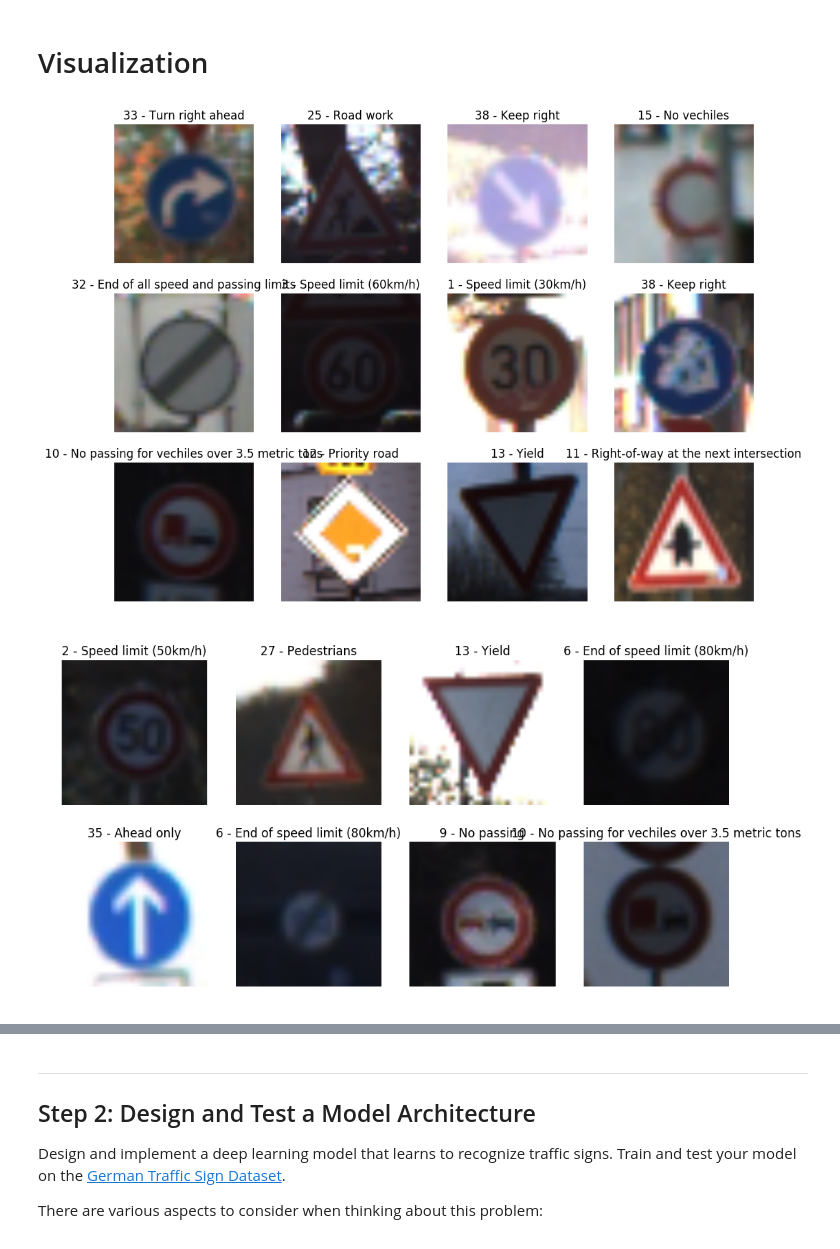
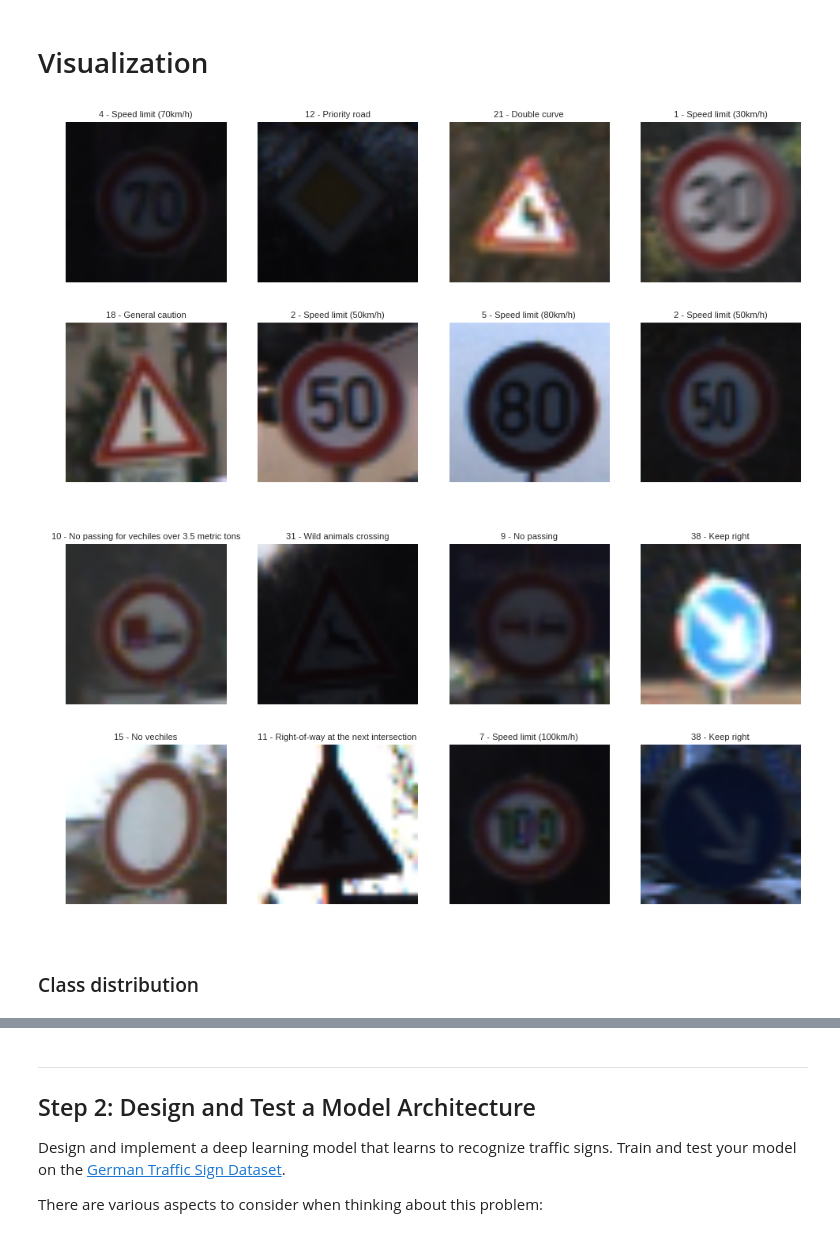
Before and after one commit to pkern90/traffic-signs, a Jupyter notebook: Traffic_Signs_Recognition.ipynb, the cells around one changed output, grey strips where cells are left out. Saved outputs shown, nothing was run; the diff lists cells and outputs as text; code cells hidden in the pictures.

```diff
--- a/Traffic_Signs_Recognition.ipynb
+++ b/Traffic_Signs_Recognition.ipynb
@@ -72,7 +73,7 @@ with open('signnames.csv', 'r') as csvfile:
     for row in namereader:
         signnames.append(row[1])
 # %%
-def plot_images(images, labels=None, rows=3, cols=4, rnd=True):
+def plot_signs(images, labels=None, rows=2, cols=4, rnd=True):
 
     nimg = rows*cols
     if rnd:
@@ -92,12 +93,14 @@ def plot_images(images, labels=None, rows=3, cols=4, rnd=True):
 
             if labels is not None:
                 label_id = labels[selection][index]
-                ax.set_title('%s - %s' % (label_id, signnames[label_id]))
+                ax.set_title('%s - %s' % (label_id, signnames[label_id]), fontsize=8)
 # %%
-plot_images(X_train, y_train)
+plot_signs(X_train, y_train)
 # %% [output]
-[figure, old version]
+[figure, new version]
 # %%
-plot_images(X_test, y_test, rows=2)
+plot_signs(X_test, y_test)
 # %% [output]
-[figure, old version]
+[figure, new version]
+# %% [markdown]
+### Class distribution
```
Also changed, not shown: parts of 32 cells of this notebook.
